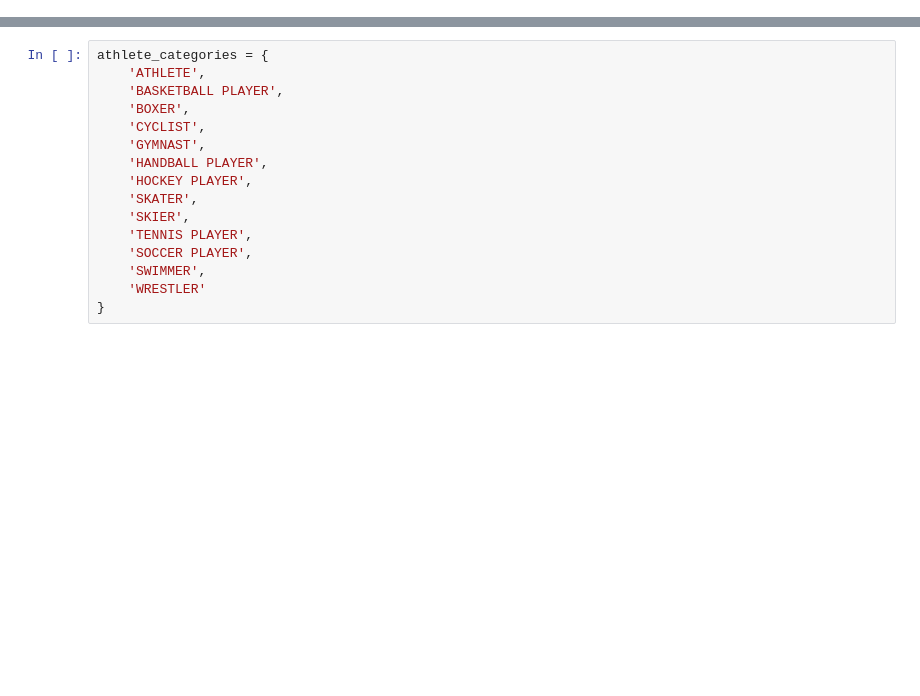
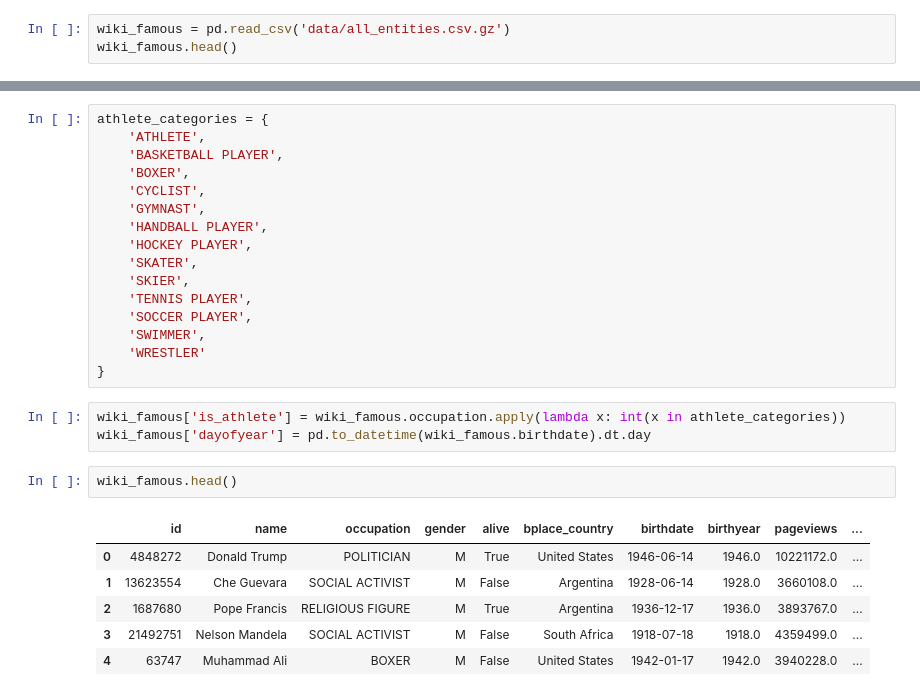
Before and after one commit to PeterYYZhang/2022, a Jupyter notebook: Homework/02 - Regression Observational Studies Stats and Supervised Learning/hw2.ipynb, the cells around one changed output, grey strips where cells are left out. Drawn from its saved outputs; the diff is of its cells as text; blank space fills up the shorter version.

```diff
--- a/Homework/02 - Regression Observational Studies Stats and Supervised Learning/hw2.ipynb
+++ b/Homework/02 - Regression Observational Studies Stats and Supervised Learning/hw2.ipynb
@@ -522,0 +529,3 @@ While you could investigate specific cut-off dates per country, you decide to fi
+# %%
+wiki_famous = pd.read_csv('data/all_entities.csv.gz')
+wiki_famous.head()
@@ -536,3 +556,15 @@ athlete_categories = {
     'SWIMMER',
     'WRESTLER'
 }
+# %%
+wiki_famous['is_athlete'] = wiki_famous.occupation.apply(lambda x: int(x in athlete_categories))
+wiki_famous['dayofyear'] = pd.to_datetime(wiki_famous.birthdate).dt.day
+# %%
+wiki_famous.head()
+# %% [output]
+|  | id | name | occupation | gender | alive | bplace_country | birthdate | birthyear | pageviews | ... |
+| 0 | 4848272 | Donald Trump | POLITICIAN | M | True | United States | 1946-06-14 | 1946.0 | 10221172.0 | ... |
+| 1 | 13623554 | Che Guevara | SOCIAL ACTIVIST | M | False | Argentina | 1928-06-14 | 1928.0 | 3660108.0 | ... |
+| 2 | 1687680 | Pope Francis | RELIGIOUS FIGURE | M | True | Argentina | 1936-12-17 | 1936.0 | 3893767.0 | ... |
+| 3 | 21492751 | Nelson Mandela | SOCIAL ACTIVIST | M | False | South Africa | 1918-07-18 | 1918.0 | 4359499.0 | ... |
+| 4 | 63747 | Muhammad Ali | BOXER | M | False | United States | 1942-01-17 | 1942.0 | 3940228.0 | ... |
```
Also changed, not shown: parts of 26 cells of this notebook.
